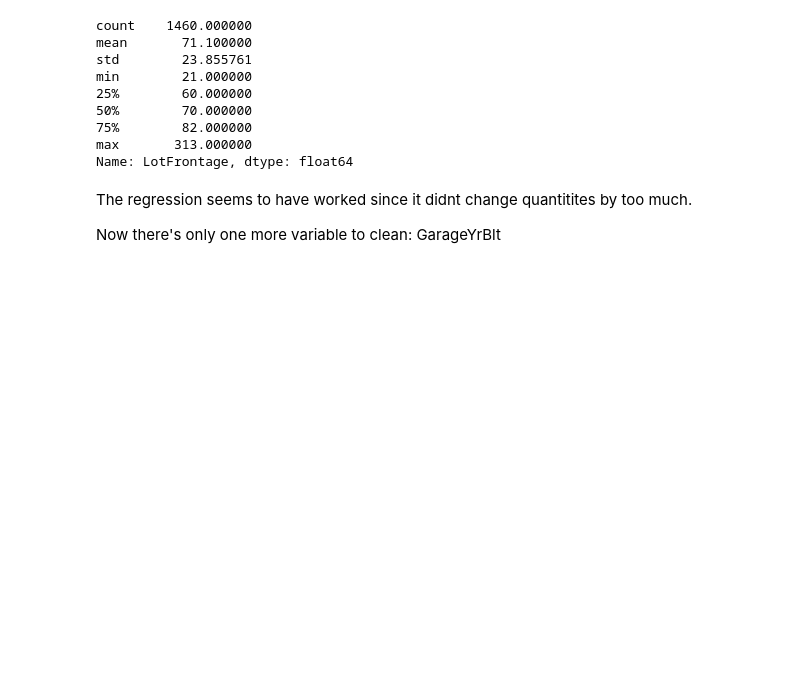
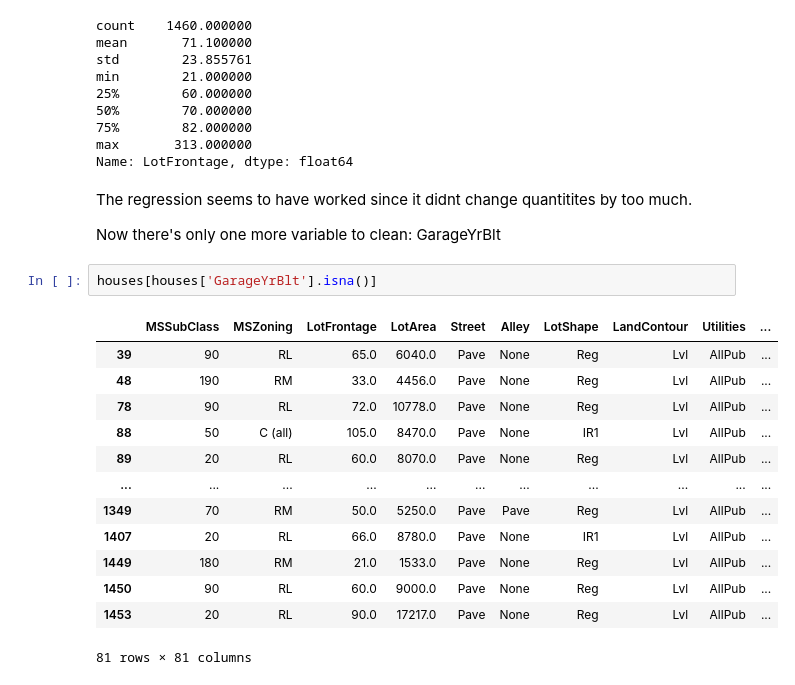
Before and after one commit to JonathanGalvanB/House-prices---Erdos-Institute-DS-Bootcamp-2024, a Jupyter notebook: data_cleaning.ipynb, the cells around one changed output. Cells and saved outputs as stored; diff of their text form; blank space fills up the shorter version.

```diff
--- a/data_cleaning.ipynb
+++ b/data_cleaning.ipynb
@@ -204,3 +204,19 @@ Name: LotFrontage, dtype: float64
 The regression seems to have worked since it didnt change quantitites by too much.
 
 Now there's only one more variable to clean: GarageYrBlt
+# %%
+houses[houses['GarageYrBlt'].isna()]
+# %% [output]
+|  | MSSubClass | MSZoning | LotFrontage | LotArea | Street | Alley | LotShape | LandContour | Utilities | ... |
+| 39 | 90 | RL | 65.0 | 6040.0 | Pave | None | Reg | Lvl | AllPub | ... |
+| 48 | 190 | RM | 33.0 | 4456.0 | Pave | None | Reg | Lvl | AllPub | ... |
+| 78 | 90 | RL | 72.0 | 10778.0 | Pave | None | Reg | Lvl | AllPub | ... |
+| 88 | 50 | C (all) | 105.0 | 8470.0 | Pave | None | IR1 | Lvl | AllPub | ... |
+| 89 | 20 | RL | 60.0 | 8070.0 | Pave | None | Reg | Lvl | AllPub | ... |
+| ... | ... | ... | ... | ... | ... | ... | ... | ... | ... | ... |
+| 1349 | 70 | RM | 50.0 | 5250.0 | Pave | Pave | Reg | Lvl | AllPub | ... |
+| 1407 | 20 | RL | 66.0 | 8780.0 | Pave | None | IR1 | Lvl | AllPub | ... |
+| 1449 | 180 | RM | 21.0 | 1533.0 | Pave | None | Reg | Lvl | AllPub | ... |
+| 1450 | 90 | RL | 60.0 | 9000.0 | Pave | None | Reg | Lvl | AllPub | ... |
+| 1453 | 20 | RL | 90.0 | 17217.0 | Pave | None | Reg | Lvl | AllPub | ... |
+81 rows × 81 columns
```
Also changed, not shown: parts of 3 cells of this notebook.
